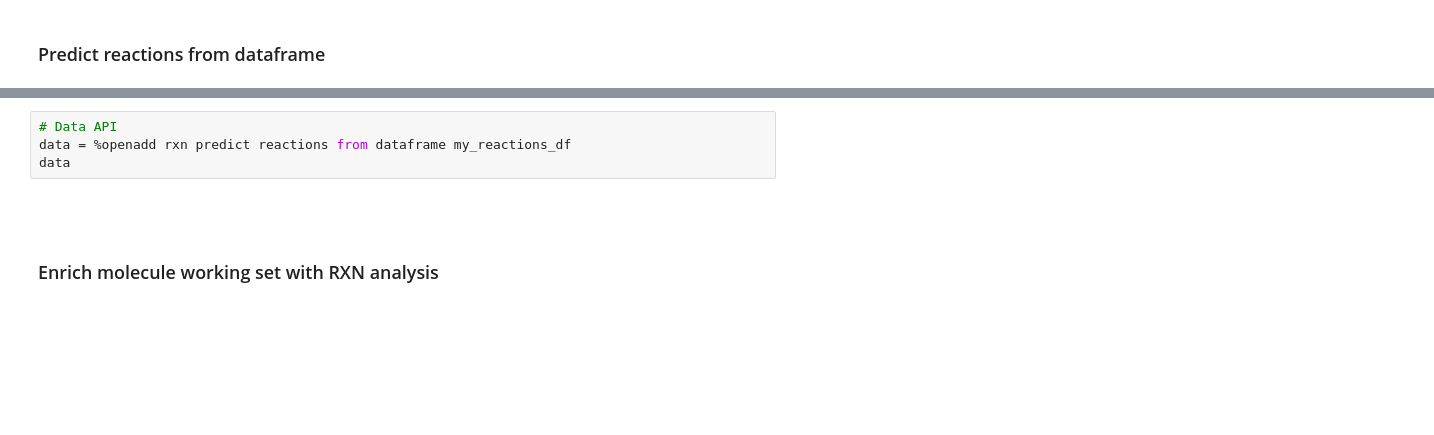
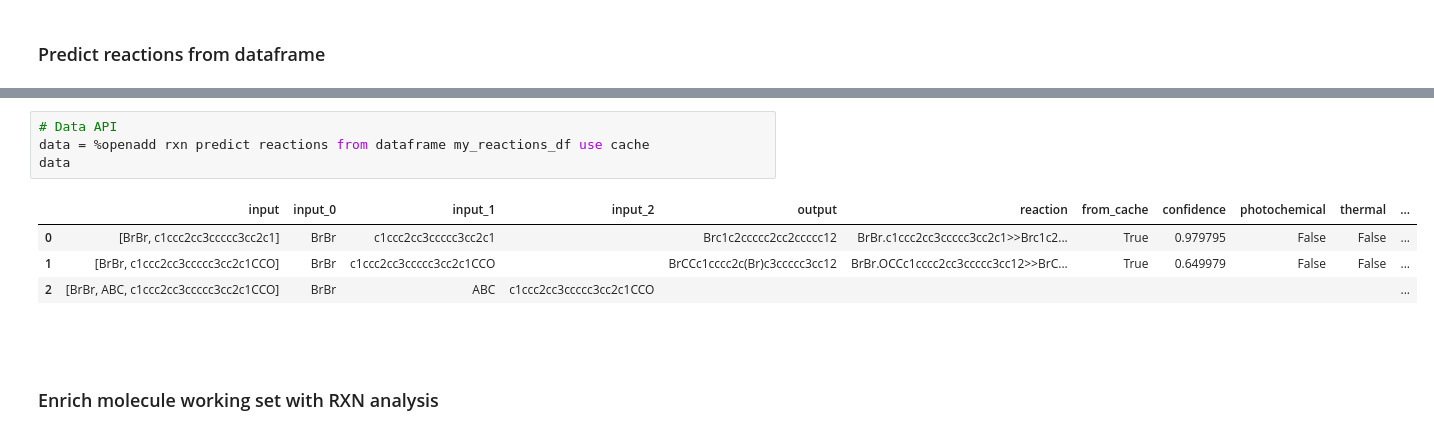
Before and after one commit to acceleratedscience/openad-plugin-rxn, a Jupyter notebook: testing/test-plugin-rxn.ipynb, the cells around one changed output, grey strips where cells are left out. Drawn from its saved outputs; the diff is of its cells as text; blank space fills up the shorter version.

```diff
--- a/testing/test-plugin-rxn.ipynb
+++ b/testing/test-plugin-rxn.ipynb
@@ -170,8 +665,13 @@ my_reactions_df = pd.read_csv(reactions_csv_path)
 # %%
 # Data API
-data = %openadd rxn predict reactions from dataframe my_reactions_df
+data = %openadd rxn predict reactions from dataframe my_reactions_df use cache
 data
+# %% [output]
+|  | input | input_0 | input_1 | input_2 | output | reaction | from_cache | confidence | photochemical | thermal | ... |
+| 0 | [BrBr, c1ccc2cc3ccccc3cc2c1] | BrBr | c1ccc2cc3ccccc3cc2c1 |  | Brc1c2ccccc2cc2ccccc12 | BrBr.c1ccc2cc3ccccc3cc2c1>>Brc1c2... | True | 0.979795 | False | False | ... |
+| 1 | [BrBr, c1ccc2cc3ccccc3cc2c1CCO] | BrBr | c1ccc2cc3ccccc3cc2c1CCO |  | BrCCc1cccc2c(Br)c3ccccc3cc12 | BrBr.OCCc1cccc2cc3ccccc3cc12>>BrC... | True | 0.649979 | False | False | ... |
+| 2 | [BrBr, ABC, c1ccc2cc3ccccc3cc2c1CCO] | BrBr | ABC | c1ccc2cc3ccccc3cc2c1CCO |  |  |  |  |  |  | ... |
 # %% [markdown]
 <br>
-# %% [markdown]
-### Enrich molecule working set with RXN analysis
+# %% [markdown]
+### Enrich molecule working set with RXN analysis
```
Also changed, not shown: parts of 41 cells of this notebook, 3 other files.
